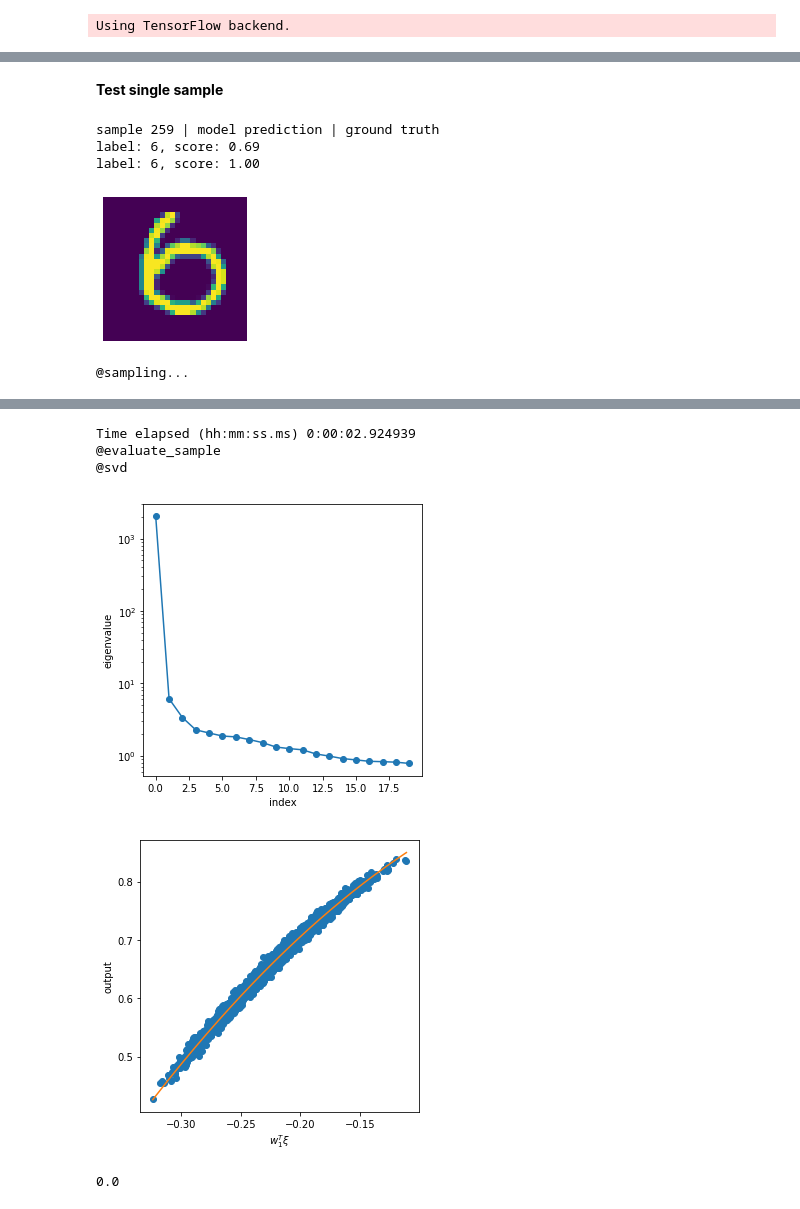
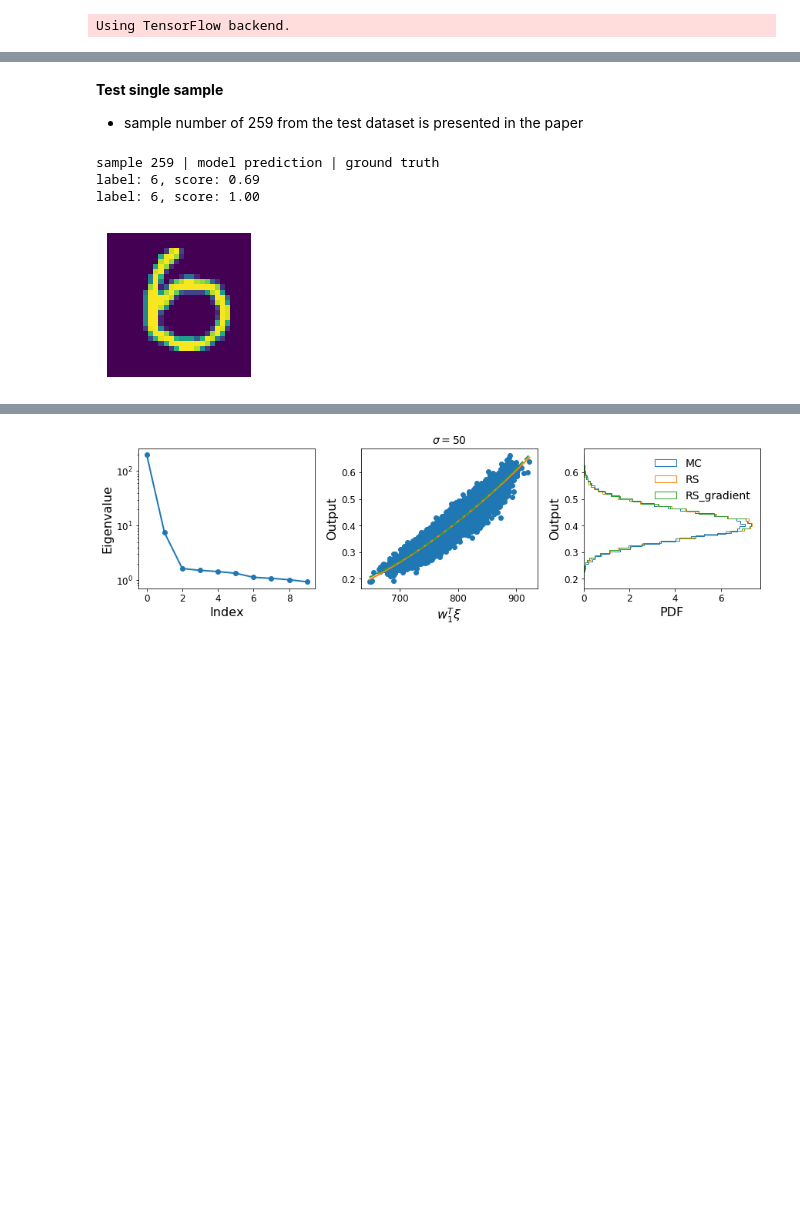
Before and after one commit to jiweiqi/nnsubspace, a Jupyter notebook: nnsubspace_mnist.ipynb, the cells around one changed output, grey strips where cells are left out. Saved outputs shown, nothing was run; the diff lists cells and outputs as text; code cells hidden in the pictures; blank space fills up the shorter version.

```diff
--- a/nnsubspace_mnist.ipynb
+++ b/nnsubspace_mnist.ipynb
@@ -39,5 +39,7 @@ Use tf.cast instead.
-# %% [markdown]
-**Test single sample**
+# %% [markdown]
+**Test single sample**
+
+* sample number of 259 from the test dataset is presented in the paper
 # %%
 i_sample = 259
 x = dataset.x_test[i_sample]
@@ -51,16 +53,19 @@ subspaceplot.imshow(np.squeeze(x + dataset.x_train_mean), figsize=(2, 2))
 
 AS = NNSubspace(model=model.model, x=x, x_train_mean=dataset.x_train_mean)
 
-AS.sampling_setup(num_gradient_mc=500,
-                 num_rs_mc=5000,
-                 seed=7,
-                 bool_clip=True,
-                 sigma=10 / 255,
-                 num_eigenvalue=20)
-AS.run()
+for sigma in np.array([50]):
+
+  AS.sampling_setup(num_gradient_mc=1000,
+                   num_rs_mc=50000,
+                   seed=7,
+                   bool_clip=True,
+                   sigma=sigma / 255,
+                   num_eigenvalue=10)
+  AS.run()
+
+  AS.threecolumnplot(title='$\sigma = $'+str(sigma))
 # %% [output]
 sample 259 | model prediction | ground truth
 label: 6, score: 0.69
 label: 6, score: 1.00
-[figure, old version]
+[figure, new version]
-@sampling...
@@ -71,9 +72 @@ Time elapsed (hh:mm:ss.ms) 0:00:00.827444
-Time elapsed (hh:mm:ss.ms) 0:00:02.924939
-@evaluate_sample
-@svd
-[figure, old version]
+[figure, new version]
-[figure, removed]
-# %%
-AS.x_train_mean.max()
-# %% [output]
-0.0
```
Also changed, not shown: parts of 12 cells of this notebook, 3 other files.
